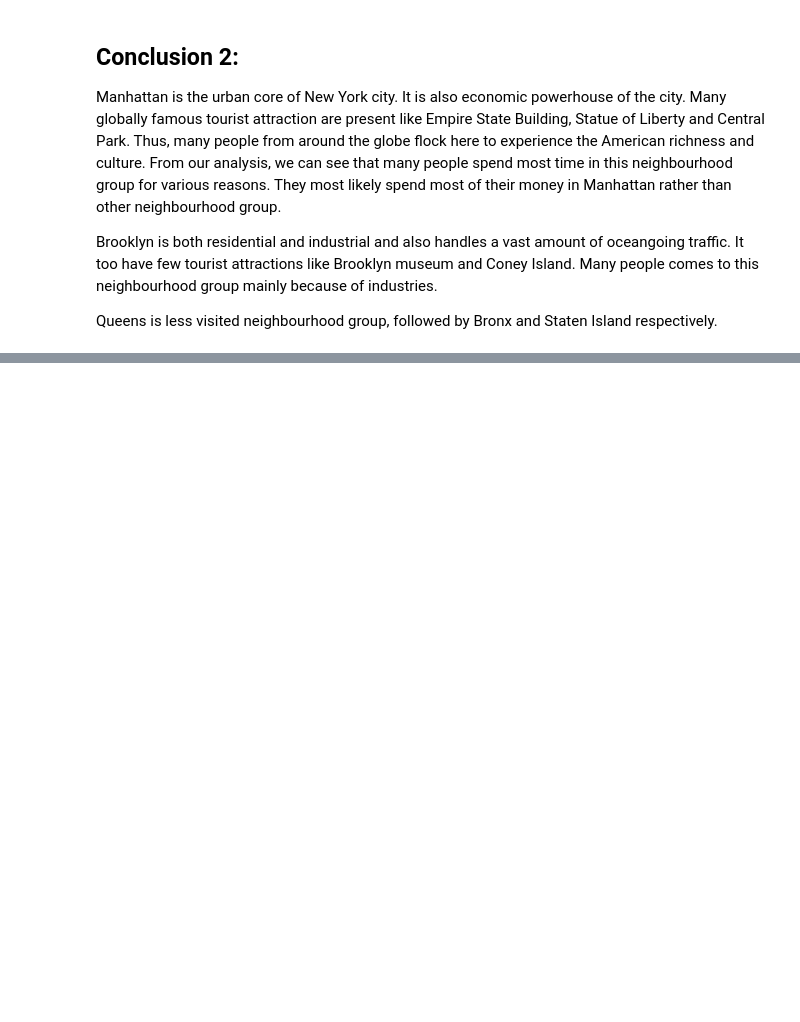
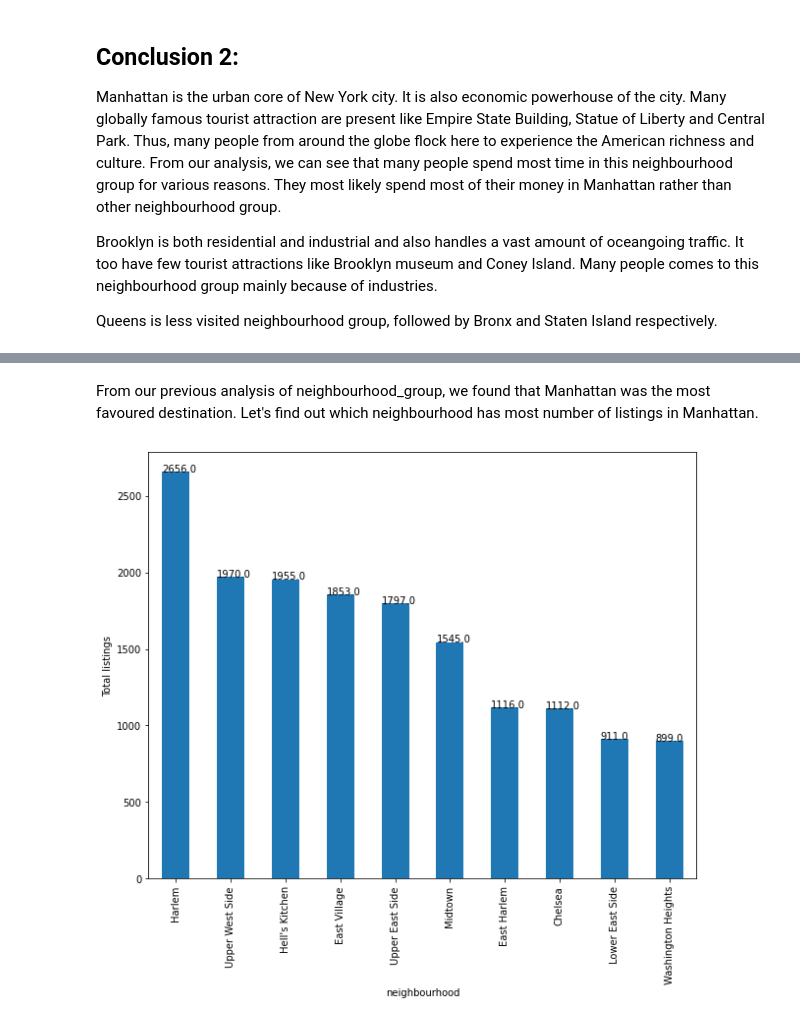
Before and after one commit to SubhamZap/Airbnb-Booking-Analysis, a Jupyter notebook: Airbnb_Bookings_Analysis_Capstone_Project.ipynb, the cells around one changed output, grey strips where cells are left out. Saved outputs shown, nothing was run; the diff lists cells and outputs as text; code cells hidden in the pictures; blank space fills up the shorter version.

```diff
--- a/Airbnb_Bookings_Analysis_Capstone_Project.ipynb
+++ b/Airbnb_Bookings_Analysis_Capstone_Project.ipynb
@@ -481,0 +525,13 @@ Queens is less visited neighbourhood group, followed by Bronx and Staten Island
+# %% [markdown]
+From our previous analysis of neighbourhood_group, we found that Manhattan was the most favoured destination. Let's find out which neighbourhood has most number of listings in Manhattan.
+# %%
+# Top 10 neighbourhoods in Manhattan
+
+top_10_neighbourhood_in_manhattan = new_air_df.groupby(['neighbourhood_group'])['neighbourhood'].value_counts().Manhattan.nlargest(10)
+plt.figure(figsize=(10,8))
+ax = top_10_neighbourhood_in_manhattan.plot(kind = 'bar', ylabel = 'Total listings')
+
+for p in ax.patches:
+  ax.annotate('{:.1f}'.format(p.get_height()), (p.get_x(), p.get_height()+0.1))
+# %% [output]
+[figure, added]
```
Also changed, not shown: parts of 24 cells of this notebook.
